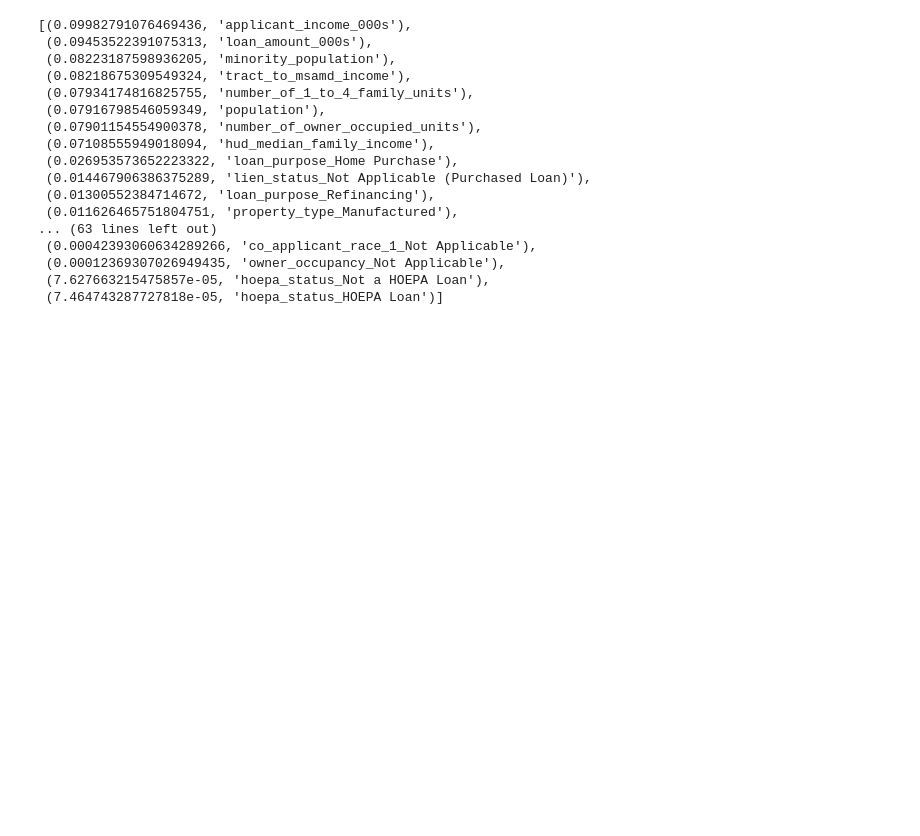
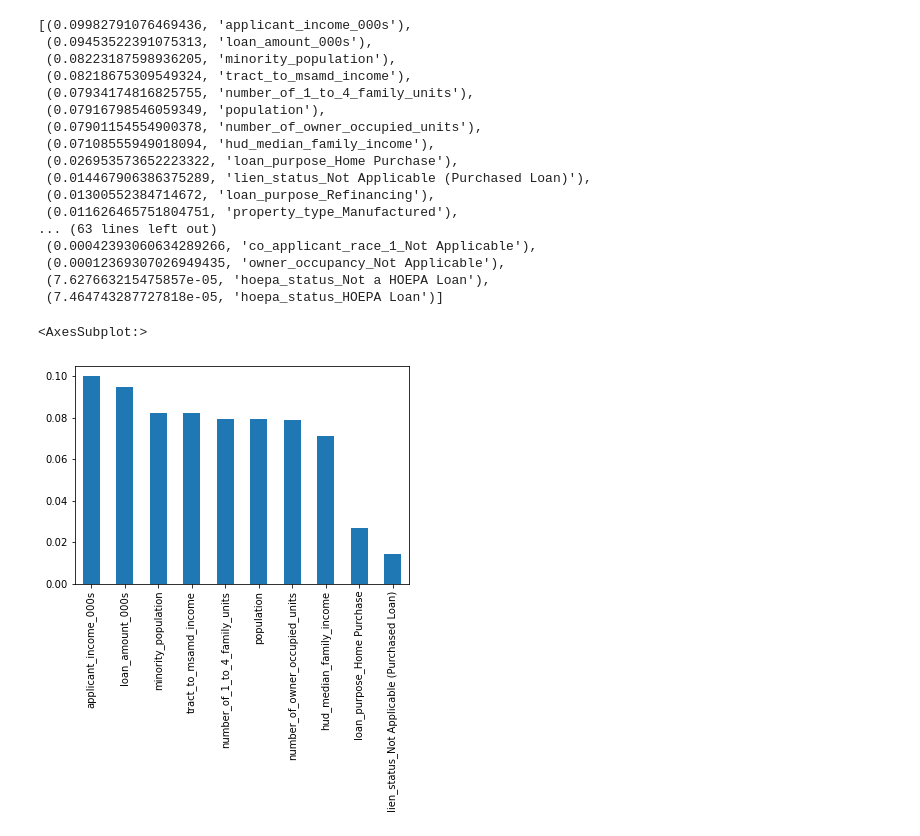
Before and after one commit to oliviasny2/Final_Project, a Jupyter notebook: rf2.ipynb, the cells around one changed output. Cells and saved outputs as stored; diff of their text form; code cells hidden in the pictures; blank space fills up the shorter version.

Commit message:
feature importances graph

```diff
--- a/rf2.ipynb
+++ b/rf2.ipynb
@@ -222,3 +225,8 @@ imp_list
  (0.00012369307026949435, 'owner_occupancy_Not Applicable'),
  (7.627663215475857e-05, 'hoepa_status_Not a HOEPA Loan'),
  (7.464743287727818e-05, 'hoepa_status_HOEPA Loan')]
+# %%
+pd.Series(model2.feature_importances_, index=X.columns).nlargest(10).plot(kind='bar')
+# %% [output]
+<AxesSubplot:>
+[figure, added]
```
Also changed, not shown: parts of 3 cells of this notebook.
